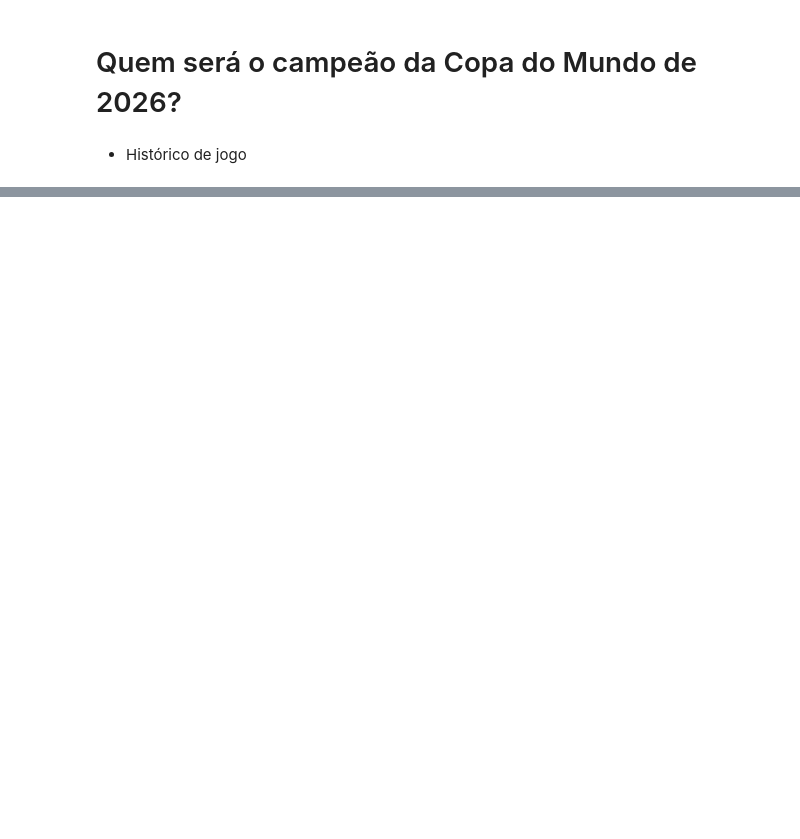
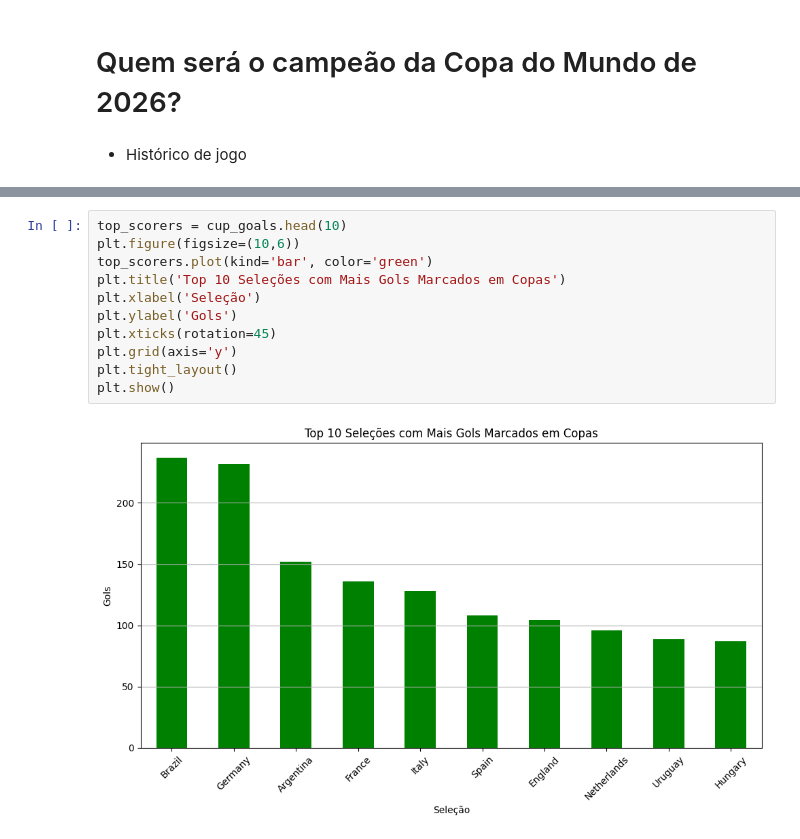
Before and after one commit to Jhonatarlp/Projeto_final_ciclo_basico_insper_Data, a Jupyter notebook: analise_jhon.ipynb, the cells around one changed output, grey strips where cells are left out. Drawn from its saved outputs; the diff is of its cells as text; blank space fills up the shorter version.

```diff
--- a/analise_jhon.ipynb
+++ b/analise_jhon.ipynb
@@ -42,0 +169,13 @@ fifa_results
+# %%
+top_scorers = cup_goals.head(10)
+plt.figure(figsize=(10,6))
+top_scorers.plot(kind='bar', color='green')
+plt.title('Top 10 Seleções com Mais Gols Marcados em Copas')
+plt.xlabel('Seleção')
+plt.ylabel('Gols')
+plt.xticks(rotation=45)
+plt.grid(axis='y')
+plt.tight_layout()
+plt.show()
+# %% [output]
+[figure, added]
```
Also changed, not shown: parts of 29 cells of this notebook, 2 other files.
